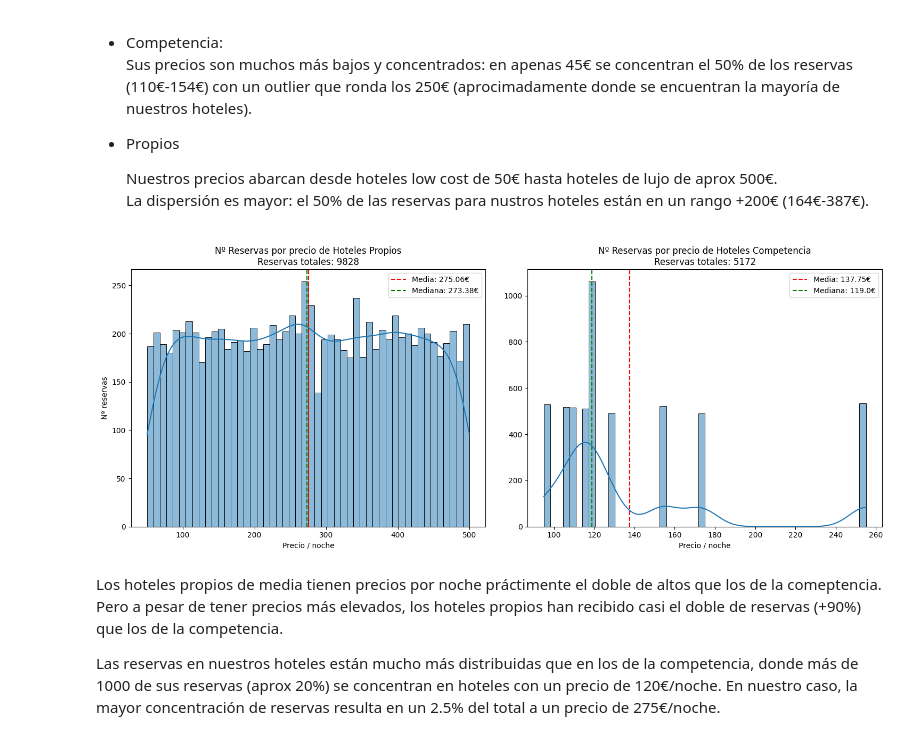
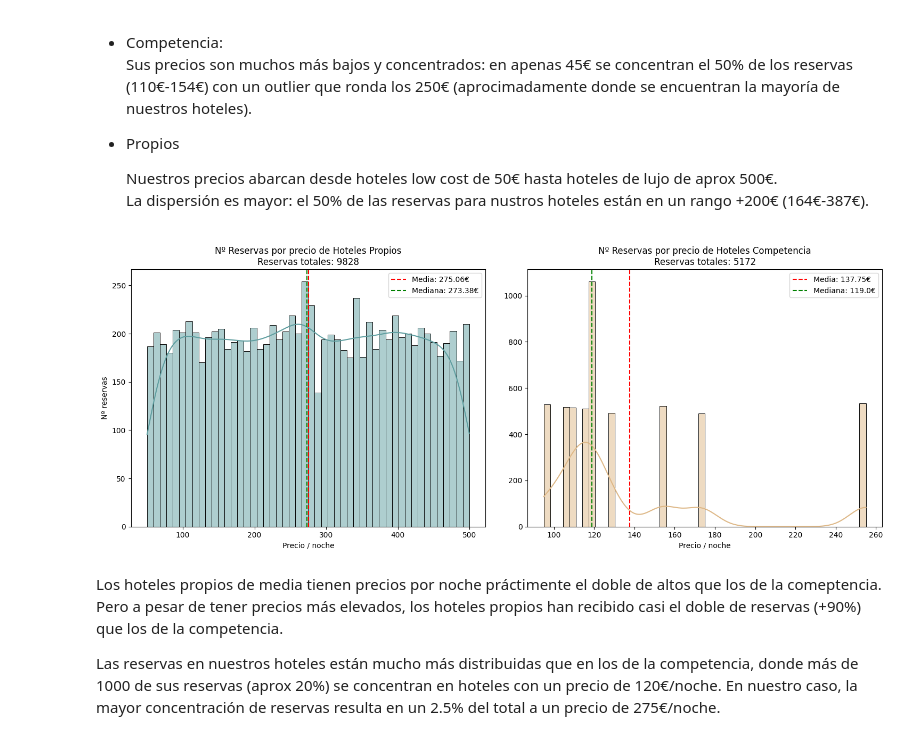
Before and after one commit to Vic4s/ETL_Hoteles, a Jupyter notebook: notebooks_final/graficos_final.ipynb, the cells around one changed output. Cells and saved outputs as stored; diff of their text form; code cells hidden in the pictures.

```diff
--- a/notebooks_final/graficos_final.ipynb
+++ b/notebooks_final/graficos_final.ipynb
@@ -48,36 +50,36 @@ media_propios = np.mean(df_propios["precio_noche"])
 mediana_propios = np.median(df_propios["precio_noche"])
 reservas_totales_propios = df_propios.shape[0]
 
 media_competencia = np.mean(df_competencia["precio_noche"])
 mediana_competencia = np.median(df_competencia["precio_noche"])
 reservas_totales_competencia = df_competencia.shape[0]
 
 
 fig, axes = plt.subplots(1, 2, figsize=(15, 6))
 
 
-sns.histplot(df_propios["precio_noche"], bins=50, kde=True, ax=axes[0])
+sns.histplot(df_propios["precio_noche"], bins=50, kde=True, ax=axes[0], color="cadetblue")
 axes[0].set_title(f"Nº Reservas por precio de Hoteles Propios\nReservas totales: {reservas_totales_propios}")
 axes[0].set_xlabel("Precio / noche")
 axes[0].set_ylabel("Nº reservas")
 axes[0].axvline(media_propios, color="red", linestyle="dashed", label=f"Media: {round(media_propios, 2)}€")
 axes[0].axvline(mediana_propios, color="green", linestyle="dashed", label=f"Mediana: {round(mediana_propios, 2)}€")
 axes[0].legend()
 
 
-sns.histplot(df_competencia["precio_noche"], bins=50, kde=True, ax=axes[1])
+sns.histplot(df_competencia["precio_noche"], bins=50, kde=True, ax=axes[1], color="burlywood")
 axes[1].set_title(f"Nº Reservas por precio de Hoteles Competencia\nReservas totales: {reservas_totales_competencia}")
 axes[1].set_xlabel("Precio / noche")
 axes[1].set_ylabel(" ")
 axes[1].axvline(media_competencia, color="red", linestyle="dashed", label=f"Media: {round(media_competencia, 2)}€")
 axes[1].axvline(mediana_competencia, color="green", linestyle="dashed", label=f"Mediana: {round(mediana_competencia, 2)}€")
 axes[1].legend()
 
 
 plt.tight_layout()
 plt.show()
 # %% [output]
-[figure, old version]
+[figure, new version]
 # %% [markdown]
 
 Los hoteles propios de media tienen precios por noche práctimente el doble de altos que los de la comeptencia. Pero a pesar de tener precios más elevados, los hoteles propios han recibido casi el doble de reservas (+90%) que los de la competencia.
```
Also changed, not shown: parts of 48 cells of this notebook.
